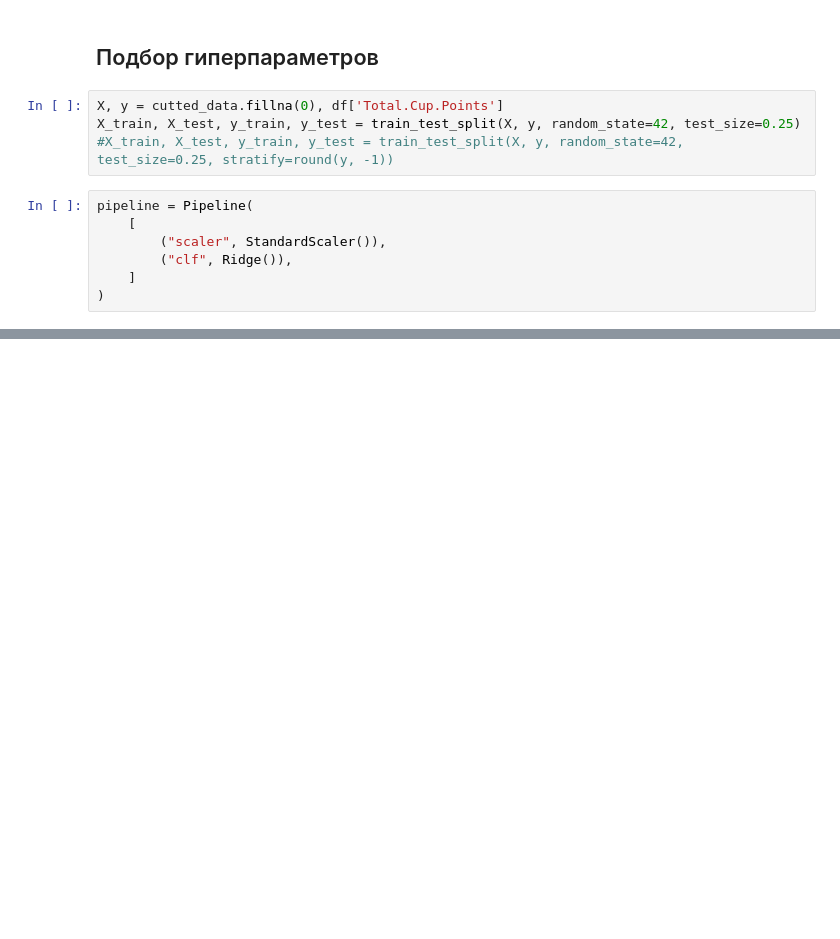
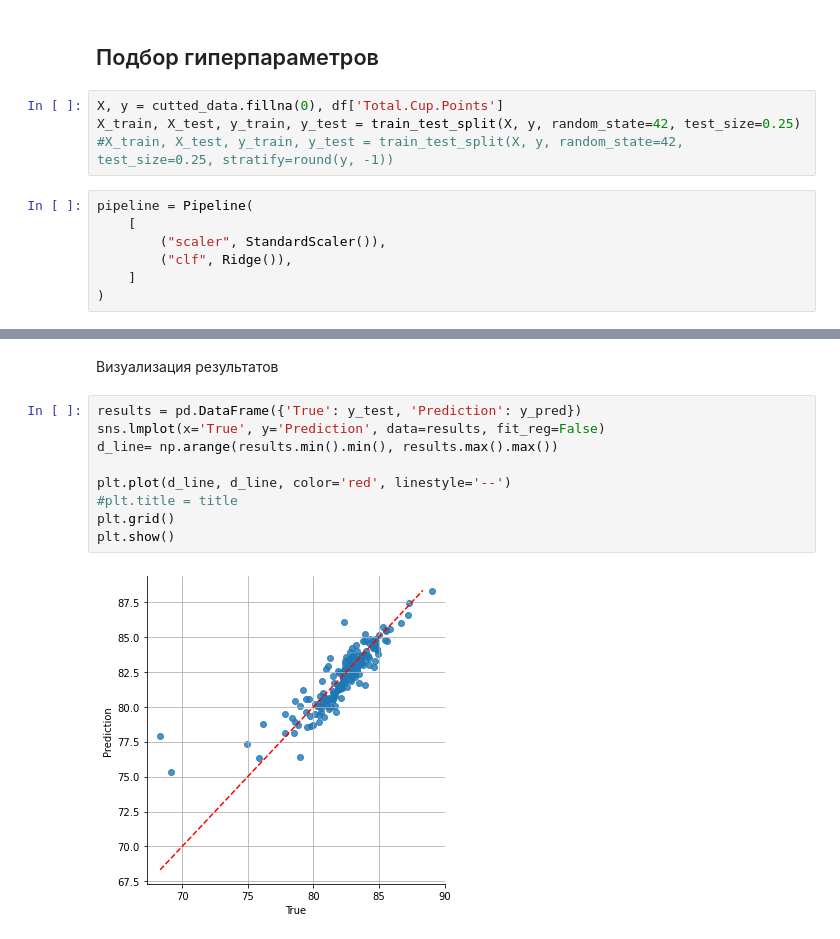
Before and after one commit to repkakkk/coffee-quality, a Jupyter notebook: Задание 3.ipynb, the cells around one changed output, grey strips where cells are left out. Saved outputs shown, nothing was run; the diff lists cells and outputs as text; blank space fills up the shorter version.

```diff
--- a/Задание 3.ipynb
+++ b/Задание 3.ipynb
@@ -265,0 +281,13 @@ Ridge (MAE):  0.8986885935832213
+# %% [markdown]
+Визуализация результатов
+# %%
+results = pd.DataFrame({'True': y_test, 'Prediction': y_pred})
+sns.lmplot(x='True', y='Prediction', data=results, fit_reg=False)
+d_line= np.arange(results.min().min(), results.max().max())
+
+plt.plot(d_line, d_line, color='red', linestyle='--')
+#plt.title = title
+plt.grid()
+plt.show()
+# %% [output]
+[figure, added]
```
Also changed, not shown: parts of 8 cells of this notebook, 1 other file.
